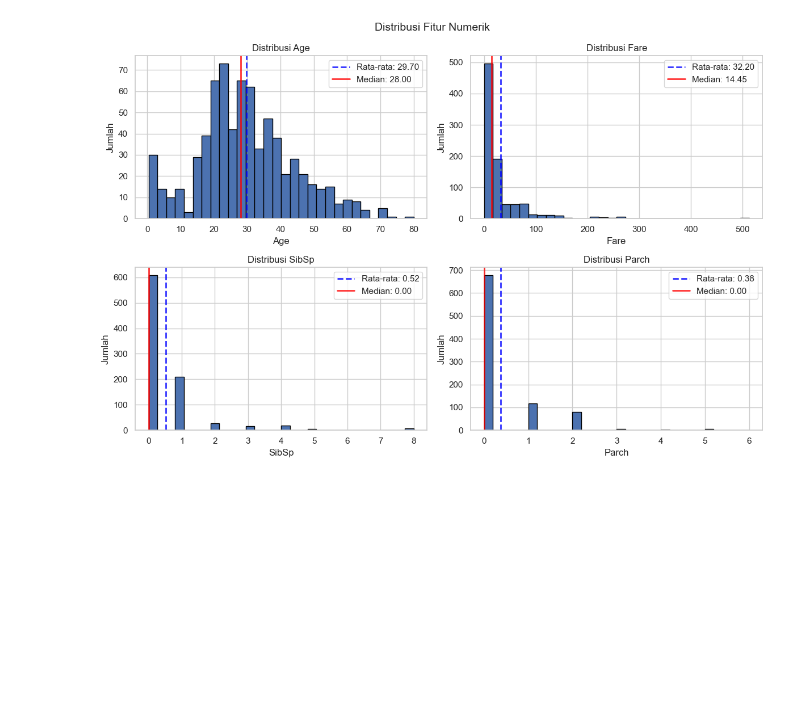
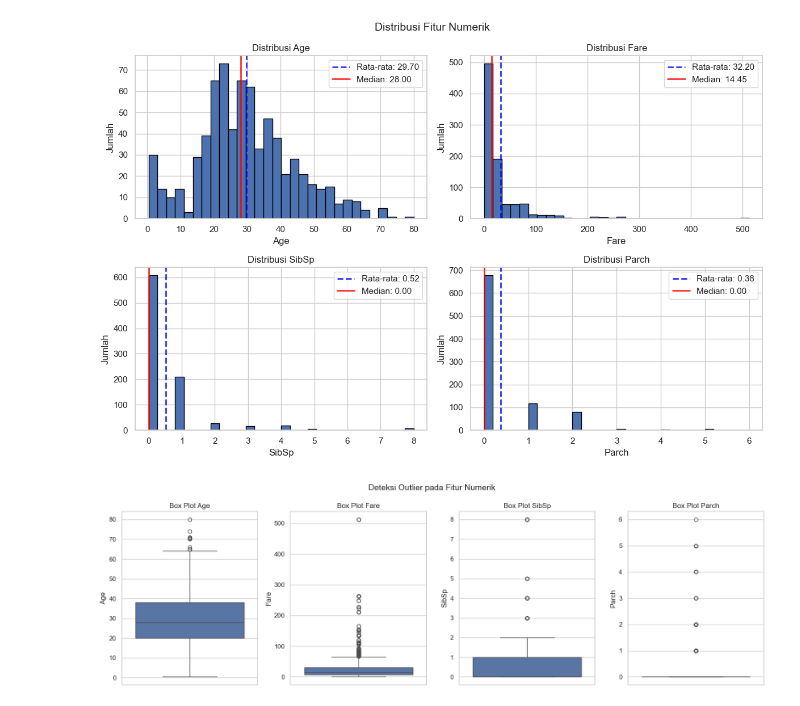
Before and after one commit to brrraar/Prediksi-Survivalbility-Titanic, a Jupyter notebook: 1_eda.ipynb, the cells around one changed output. Drawn from its saved outputs; the diff is of its cells as text; code cells hidden in the pictures; blank space fills up the shorter version.

```diff
--- a/1_eda.ipynb
+++ b/1_eda.ipynb
@@ -164,3 +164,23 @@ plt.tight_layout()
 plt.show()
 # %% [output]
 [figure]
+# %%
+# Membuat box plot untuk mendeteksi outlier
+fig, axes = plt.subplots(1, 4, figsize=(16, 5))
+
+for i, kolom in enumerate(kolom_numerik):
+    sns.boxplot(
+        y=df[kolom],
+        ax=axes[i]
+    )
+
+    axes[i].set_title(f"Box Plot {kolom}")
+    axes[i].set_xlabel("")
+    axes[i].set_ylabel(kolom)
+
+plt.suptitle("Deteksi Outlier pada Fitur Numerik", fontsize=14)
+
+plt.tight_layout()
+plt.show()
+# %% [output]
+[figure, added]
```
Also changed, not shown: parts of 1 cell of this notebook.
